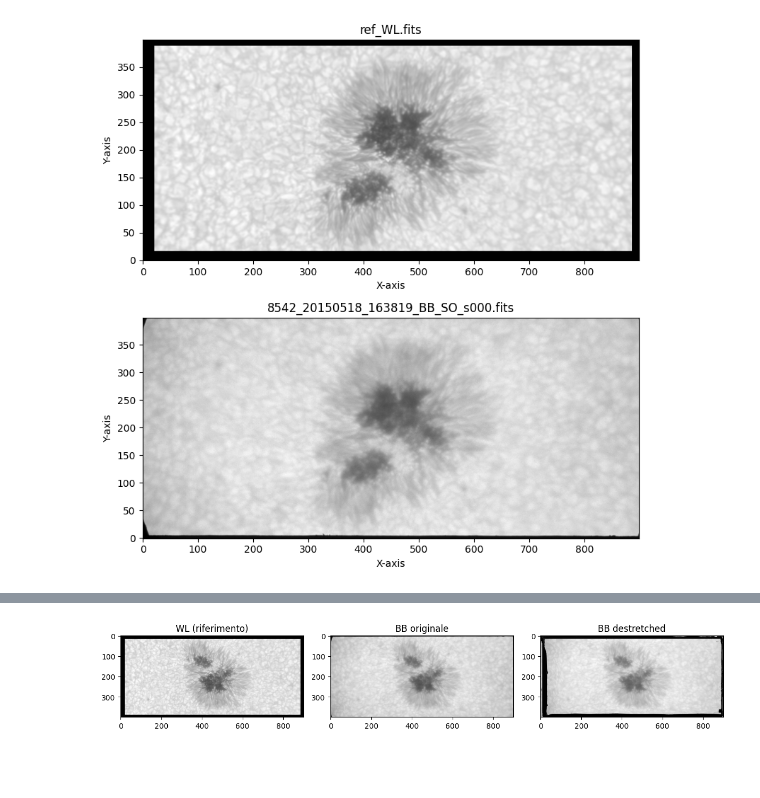
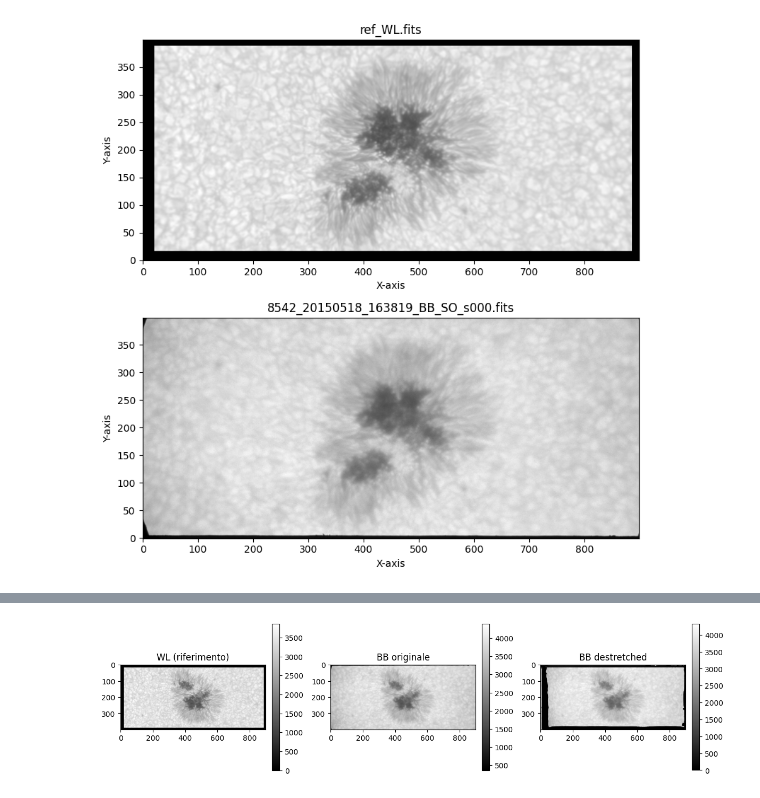
Before and after one commit to FabianaFerrente/ibis_pipeline, a Jupyter notebook: dest_ibis.ipynb, the cells around one changed output, grey strips where cells are left out. Drawn from its saved outputs; the diff is of its cells as text; code cells hidden in the pictures; blank space fills up the shorter version.

```diff
--- a/dest_ibis.ipynb
+++ b/dest_ibis.ipynb
@@ -69,35 +89,53 @@ plt.show()
 # %%
 
 # Carica le immagini dal FITS
 with fits.open('/content/drive/MyDrive/dest_IBIS/ref_WL.fits') as hdul:
     wl = hdul[0].data.astype(np.float32)
     wl_crop = wl[300:700, 50:950]
 
+
 with fits.open('/content/drive/MyDrive/dest_IBIS/8542_20150518_163819_BB_SO_s000.fits') as hdul:
     bb_cube = hdul[0].data.astype(np.float32)
     bb = bb_cube[0, 300:700, 50:950]  # primo frame, stessa regione
 
+
+
+
+
+
 # Calcola il flusso ottico tra WL e BB
 flow = cv2.calcOpticalFlowFarneback(wl_crop, bb, None,
-                                    pyr_scale=0.5, levels=3, winsize=15,
-                                    iterations=3, poly_n=5, poly_sigma=1.2, flags=0)
+                                    pyr_scale=0.5, levels=5, winsize=15,
+                                    iterations=5, poly_n=6, poly_sigma=1.2, flags=0)
 
 # Costruisci la mappa di rimappatura
 h, w = wl_crop.shape
 grid_y, grid_x = np.meshgrid(np.arange(h), np.arange(w), indexing='ij')
 map_x = (grid_x + flow[..., 0]).astype(np.float32)
 map_y = (grid_y + flow[..., 1]).astype(np.float32)
 
 # Applica la correzione
-bb_corrected = cv2.remap(bb, map_x, map_y, interpolation=cv2.INTER_LINEAR)
-
+bb_corrected = cv2.remap(bb_norm, map_x, map_y, interpolation=cv2.INTER_LINEAR)
 # Visualizza il confronto
 plt.figure(figsize=(12,4))
-plt.subplot(1,3,1); plt.title("WL (riferimento)"); plt.imshow(wl_crop, cmap='gray')
-plt.subplot(1,3,2); plt.title("BB originale"); plt.imshow(bb, cmap='gray')
-plt.subplot(1,3,3); plt.title("BB destretched"); plt.imshow(bb_corrected, cmap='gray')
+
+plt.subplot(1,3,1)
+plt.title("WL (riferimento)")
+im1 = plt.imshow(wl_crop, cmap='gray')
+plt.colorbar(im1, fraction=0.046, pad=0.04)
+
+plt.subplot(1,3,2)
+plt.title("BB originale")
+im2 = plt.imshow(bb, cmap='gray')
+plt.colorbar(im2, fraction=0.046, pad=0.04)
+
+plt.subplot(1,3,3)
+plt.title("BB destretched")
+im3 = plt.imshow(bb_corrected, cmap='gray')
+plt.colorbar(im3, fraction=0.046, pad=0.04)
+
 plt.tight_layout()
 plt.show()
 # %% [output]
-[figure, old version]
+[figure, new version]
 # %%
```
Also changed, not shown: parts of 6 cells of this notebook.
